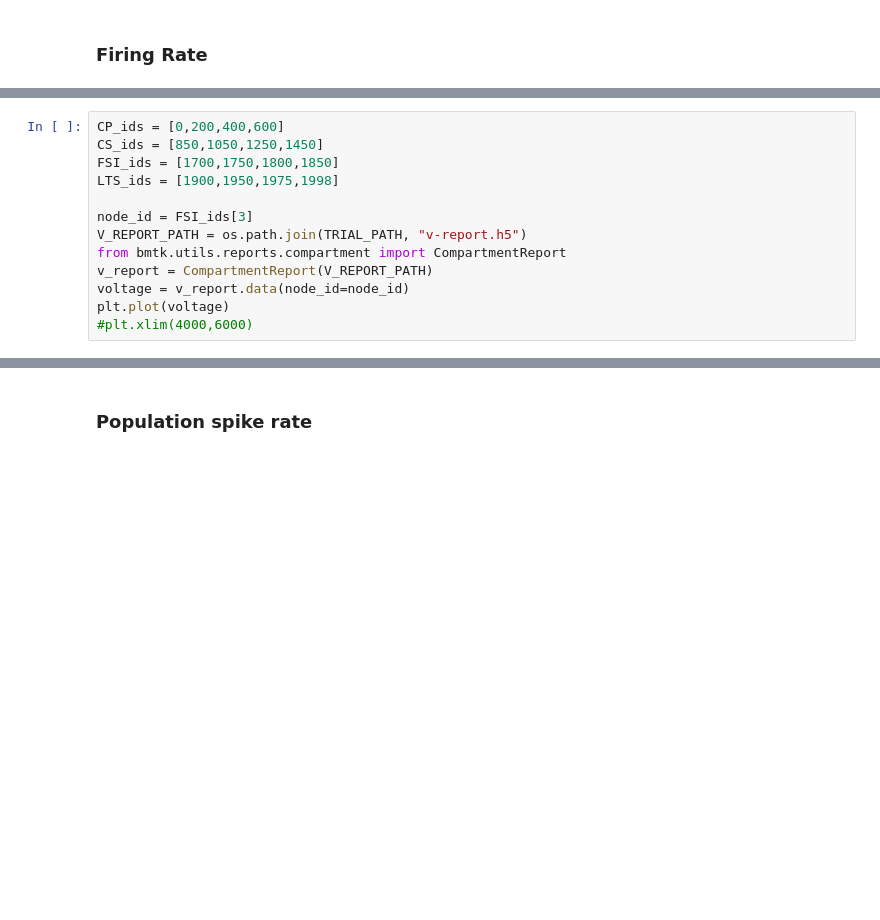
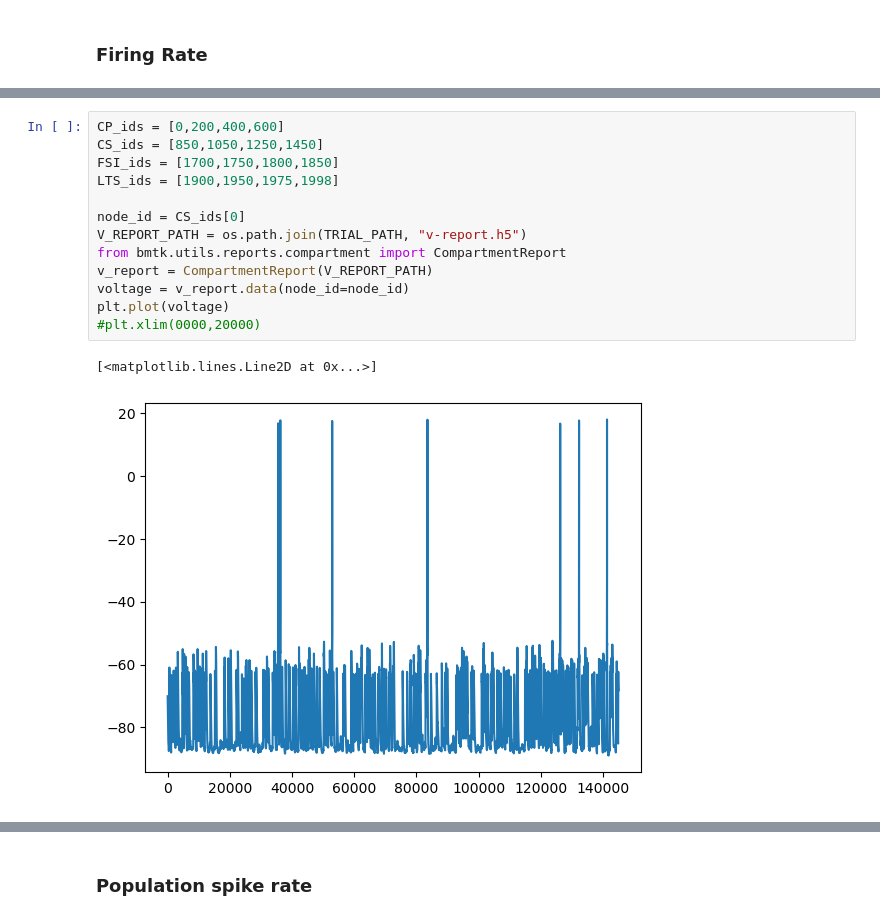
Before and after one commit to KhuramC/V1-Homogenous, a Jupyter notebook: Analysis/Analyze_Spikes.ipynb, the cells around one changed output, grey strips where cells are left out. Drawn from its saved outputs; the diff is of its cells as text; blank space fills up the shorter version.

```diff
--- a/Analysis/Analyze_Spikes.ipynb
+++ b/Analysis/Analyze_Spikes.ipynb
@@ -148,16 +151,19 @@ LTS: 0, 0
 # %%
 CP_ids = [0,200,400,600]
 CS_ids = [850,1050,1250,1450]
 FSI_ids = [1700,1750,1800,1850]
 LTS_ids = [1900,1950,1975,1998]
 
-node_id = FSI_ids[3]
+node_id = CS_ids[0]
 V_REPORT_PATH = os.path.join(TRIAL_PATH, "v-report.h5")
 from bmtk.utils.reports.compartment import CompartmentReport
 v_report = CompartmentReport(V_REPORT_PATH)
 voltage = v_report.data(node_id=node_id)
 plt.plot(voltage)
-#plt.xlim(4000,6000)
+#plt.xlim(0000,20000)
+# %% [output]
+[<matplotlib.lines.Line2D at 0x...>]
+[figure, added]
 # %%
 min_fr = 0.5 / process.total_duration(windows)
 fig, ax = plt.subplots(1, 1, figsize=(10, 6))
```
Also changed, not shown: parts of 7 cells of this notebook, 1 other file.
